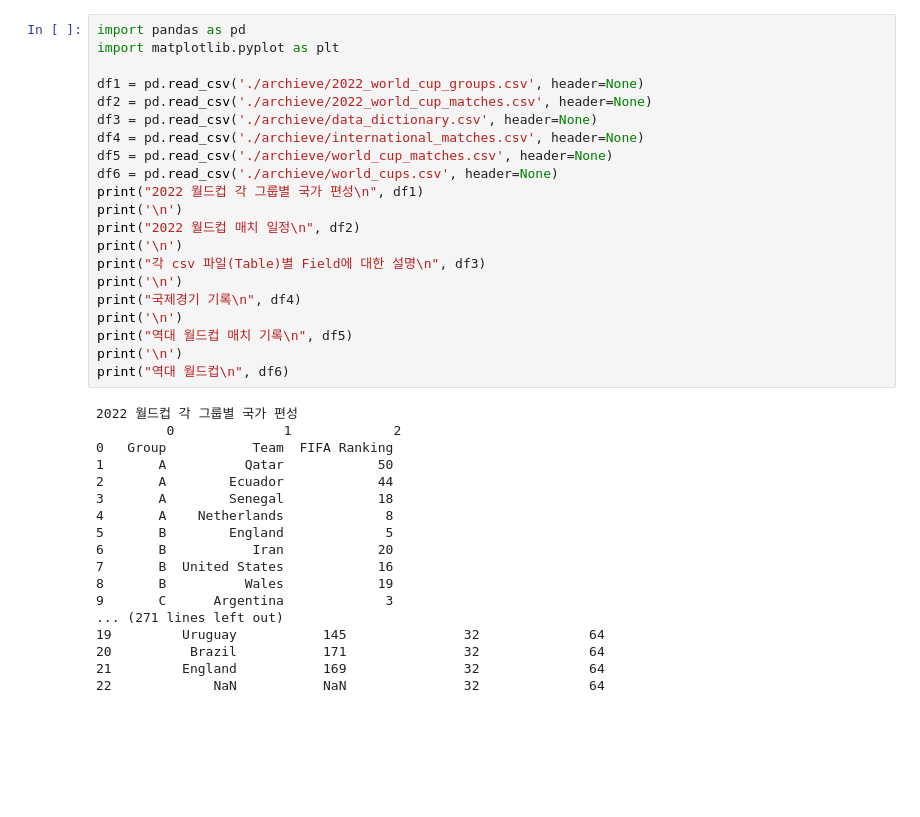
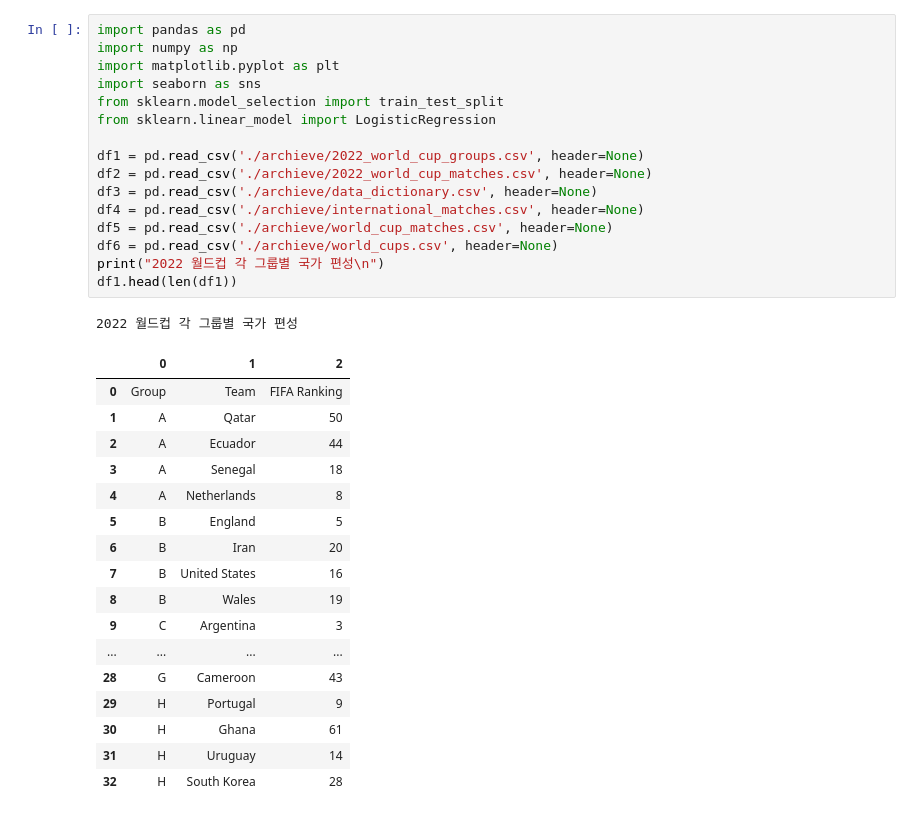
Before and after one commit to kimnamhyeon0112/2022-2_OSP_Final_Project, a Jupyter notebook: Qatar_WC_Prediction.ipynb, the cells around one changed output. Saved outputs shown, nothing was run; the diff lists cells and outputs as text; blank space fills up the shorter version.

```diff
--- a/Qatar_WC_Prediction.ipynb
+++ b/Qatar_WC_Prediction.ipynb
@@ -1,39 +1,35 @@
 # %%
 import pandas as pd
+import numpy as np
 import matplotlib.pyplot as plt
+import seaborn as sns
+from sklearn.model_selection import train_test_split
+from sklearn.linear_model import LogisticRegression
 
 df1 = pd.read_csv('./archieve/2022_world_cup_groups.csv', header=None)
 df2 = pd.read_csv('./archieve/2022_world_cup_matches.csv', header=None)
 df3 = pd.read_csv('./archieve/data_dictionary.csv', header=None)
 df4 = pd.read_csv('./archieve/international_matches.csv', header=None)
 df5 = pd.read_csv('./archieve/world_cup_matches.csv', header=None)
 df6 = pd.read_csv('./archieve/world_cups.csv', header=None)
-print("2022 월드컵 각 그룹별 국가 편성\n", df1)
-print('\n')
-print("2022 월드컵 매치 일정\n", df2)
-print('\n')
-print("각 csv 파일(Table)별 Field에 대한 설명\n", df3)
-print('\n')
-print("국제경기 기록\n", df4)
-print('\n')
-print("역대 월드컵 매치 기록\n", df5)
-print('\n')
-print("역대 월드컵\n", df6)
+print("2022 월드컵 각 그룹별 국가 편성\n")
+df1.head(len(df1))
 # %% [output]
 2022 월드컵 각 그룹별 국가 편성
-         0              1             2
-0   Group           Team  FIFA Ranking
-1       A          Qatar            50
-2       A        Ecuador            44
-3       A        Senegal            18
-4       A    Netherlands             8
-5       B        England             5
-6       B           Iran            20
-7       B  United States            16
-8       B          Wales            19
-9       C      Argentina             3
-... (271 lines left out)
-19         Uruguay           145               32              64
-20          Brazil           171               32              64
-21         England           169               32              64
-22             NaN           NaN               32              64
+|  | 0 | 1 | 2 |
+| 0 | Group | Team | FIFA Ranking |
+| 1 | A | Qatar | 50 |
+| 2 | A | Ecuador | 44 |
+| 3 | A | Senegal | 18 |
+| 4 | A | Netherlands | 8 |
+| 5 | B | England | 5 |
+| 6 | B | Iran | 20 |
+| 7 | B | United States | 16 |
+| 8 | B | Wales | 19 |
+| 9 | C | Argentina | 3 |
+| ... | ... | ... | ... |
+| 28 | G | Cameroon | 43 |
+| 29 | H | Portugal | 9 |
+| 30 | H | Ghana | 61 |
+| 31 | H | Uruguay | 14 |
+| 32 | H | South Korea | 28 |
```
Also changed, not shown: parts of 6 cells of this notebook.
